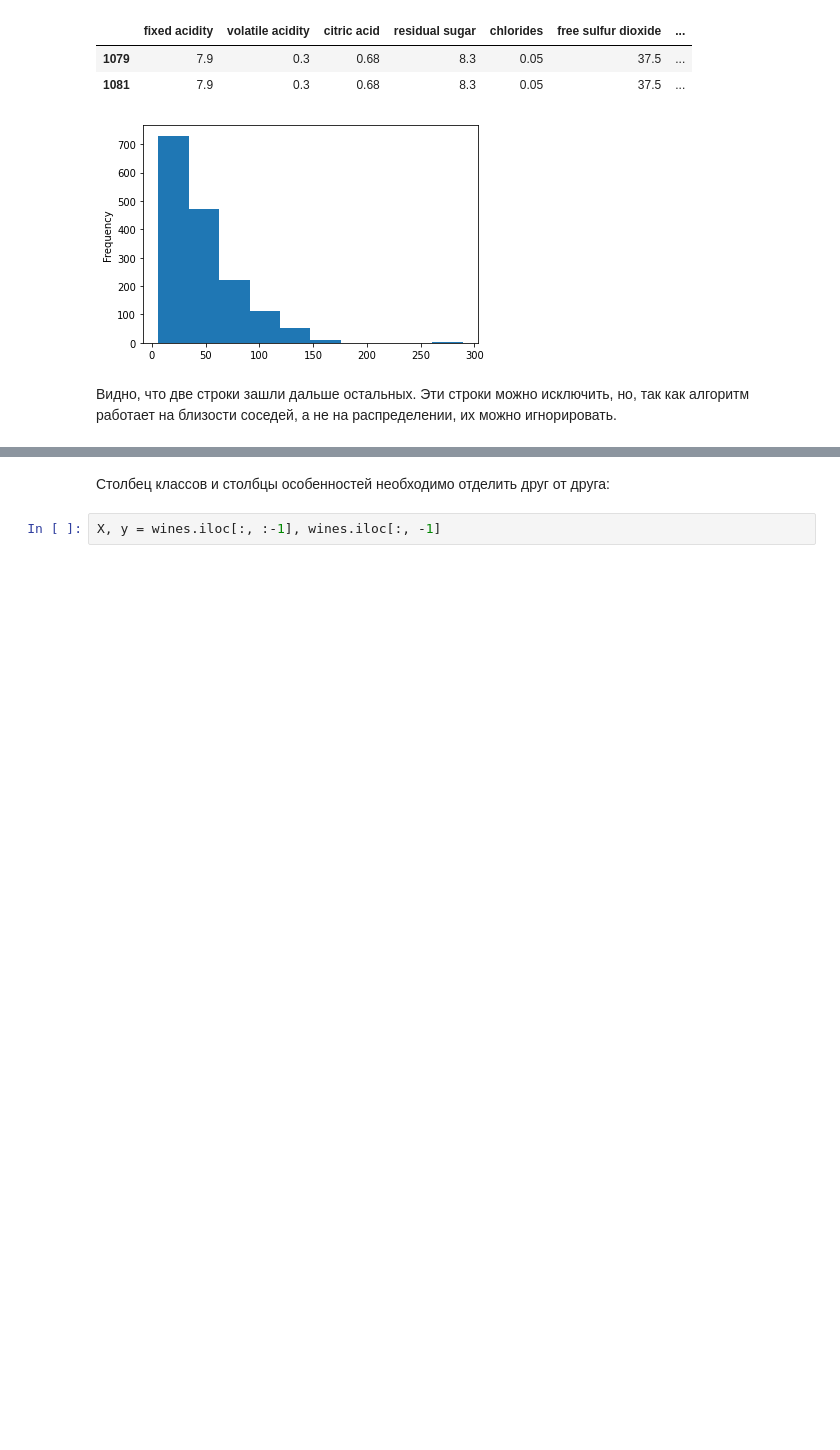
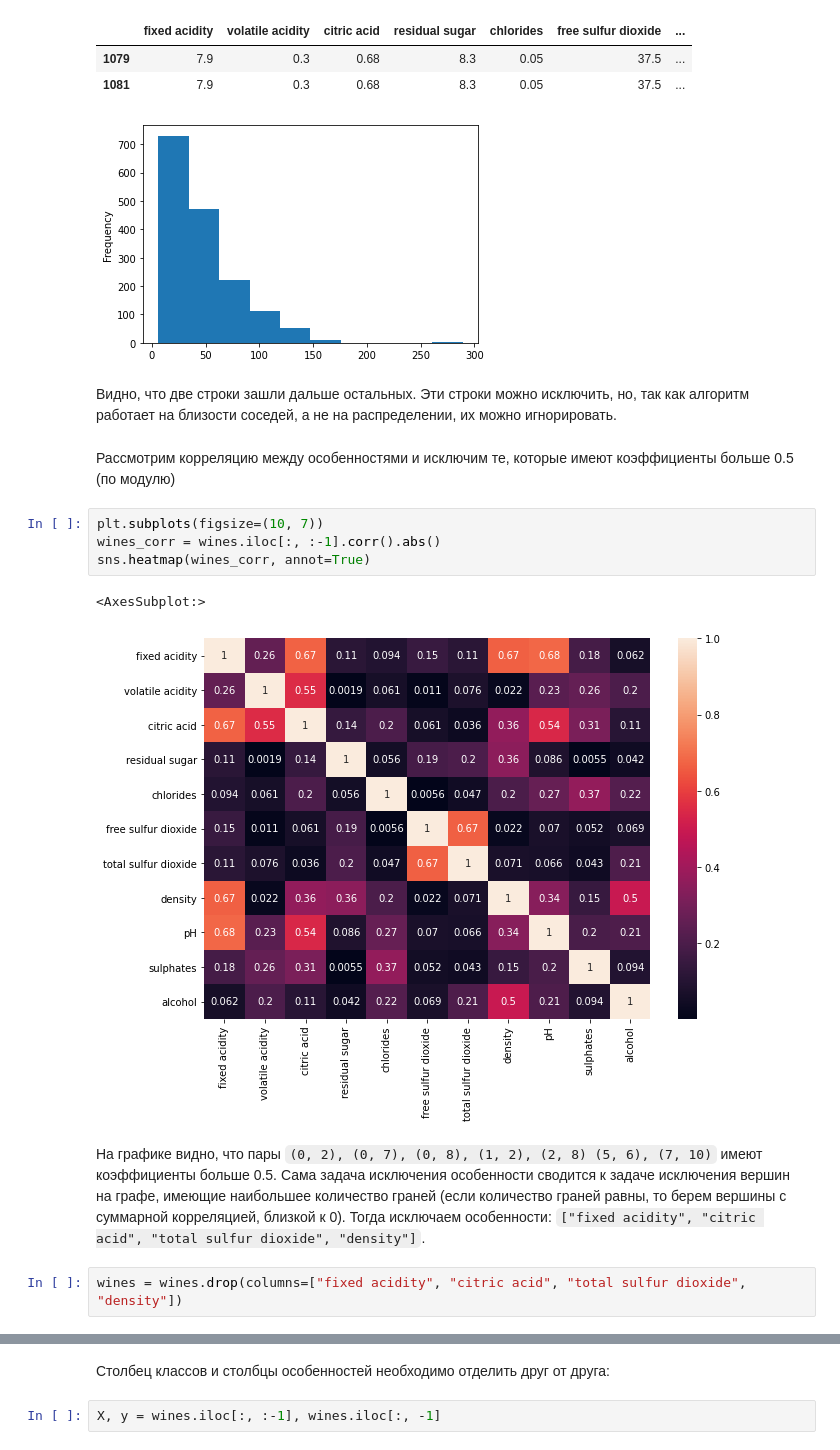
Before and after one commit to AppCrashExpress/ml-classifier, a Jupyter notebook: report.ipynb, the cells around one changed output, grey strips where cells are left out. Saved outputs shown, nothing was run; the diff lists cells and outputs as text; blank space fills up the shorter version.

```diff
--- a/report.ipynb
+++ b/report.ipynb
@@ -90,3 +93,16 @@ wines.loc[wines["total sulfur dioxide"] > 200]
 # %% [markdown]
 Видно, что две строки зашли дальше остальных. Эти строки можно исключить, но, так как алгоритм работает
 на близости соседей, а не на распределении, их можно игнорировать.
+# %% [markdown]
+Рассмотрим корреляцию между особенностями и исключим те, которые имеют коэффициенты больше 0.5 (по модулю)
+# %%
+plt.subplots(figsize=(10, 7))
+wines_corr = wines.iloc[:, :-1].corr().abs()
+sns.heatmap(wines_corr, annot=True)
+# %% [output]
+<AxesSubplot:>
+[figure, added]
+# %% [markdown]
+На графике видно, что пары `(0, 2), (0, 7), (0, 8), (1, 2), (2, 8) (5, 6), (7, 10)` имеют коэффициенты больше 0.5. Сама задача исключения особенности сводится к задаче исключения вершин на графе, имеющие наибольшее количество граней (если количество граней равны, то берем вершины с суммарной корреляцией, близкой к 0). Тогда исключаем особенности: `["fixed acidity", "citric acid", "total sulfur dioxide", "density"]`.
+# %%
+wines = wines.drop(columns=["fixed acidity", "citric acid", "total sulfur dioxide", "density"])
```
Also changed, not shown: parts of 13 cells of this notebook.
